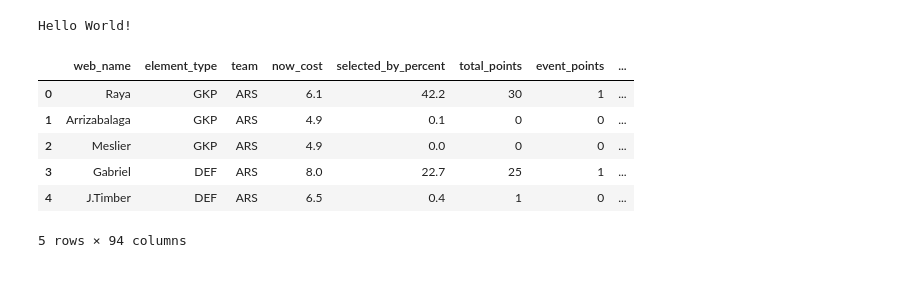
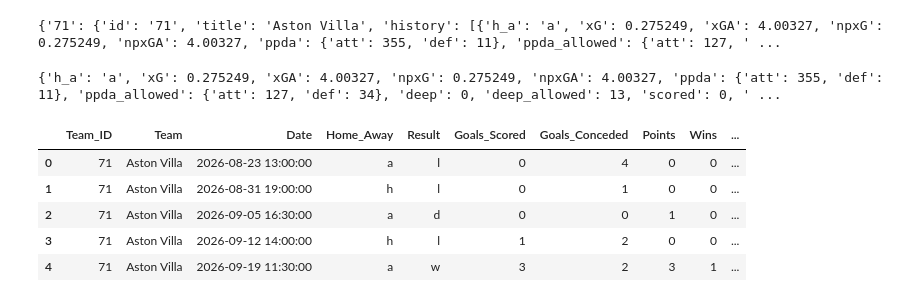
Before and after one commit to jishnuvb2/fplDataAnalysis, a Jupyter notebook: test_jupyter.ipynb, the cells around one changed output. Saved outputs shown, nothing was run; the diff lists cells and outputs as text; code cells hidden in the pictures.

```diff
--- a/test_jupyter.ipynb
+++ b/test_jupyter.ipynb
@@ -1,17 +1,18 @@
-# %%
-print("Hello World!")
-# %% [output]
-Hello World!
 # %%
-from dataFetch import clean_data, fetch_player_data, fetch_team_data
-from config import MANAGER_ID, GAMEWEEK
-player_df, team_df = clean_data()
-player_df.head()
+from dataFetch import fetch_team_data
+team_df = fetch_team_data()
-# %% [output]
-|  | web_name | element_type | team | now_cost | selected_by_percent | total_points | event_points | ... |
-| 0 | Raya | GKP | ARS | 6.1 | 42.2 | 30 | 1 | ... |
-| 1 | Arrizabalaga | GKP | ARS | 4.9 | 0.1 | 0 | 0 | ... |
-| 2 | Meslier | GKP | ARS | 4.9 | 0.0 | 0 | 0 | ... |
-| 3 | Gabriel | DEF | ARS | 8.0 | 22.7 | 25 | 1 | ... |
-| 4 | J.Timber | DEF | ARS | 6.5 | 0.4 | 1 | 0 | ... |
-5 rows × 94 columns
+# %%
+from understatapi import UnderstatClient
+
+with UnderstatClient() as client:
+    # 1. Target the EPL league layer for the 2026/27 season
+    # 2. Call get_team_data() to pull the master dictionary
+    leagues_data = client.league(league="EPL").get_team_data(season="2026")
+
+    print(leagues_data)
+# %% [output]
+{'71': {'id': '71', 'title': 'Aston Villa', 'history': [{'h_a': 'a', 'xG': 0.275249, 'xGA': 4.00327, 'npxG': 0.275249, 'npxGA': 4.00327, 'ppda': {'att': 355, 'def': 11}, 'ppda_allowed': {'att': 127, ' ...
+# %%
+print(leagues_data.get('71').get('history')[0])
+# %% [output]
+{'h_a': 'a', 'xG': 0.275249, 'xGA': 4.00327, 'npxG': 0.275249, 'npxGA': 4.00327, 'ppda': {'att': 355, 'def': 11}, 'ppda_allowed': {'att': 127, 'def': 34}, 'deep': 0, 'deep_allowed': 13, 'scored': 0, ' ...
@@ -17,0 +71,9 @@ player_df.head()
+# %%
+df_complete.head(5)
+# %% [output]
+|  | Team_ID | Team | Date | Home_Away | Result | Goals_Scored | Goals_Conceded | Points | Wins | ... |
+| 0 | 71 | Aston Villa | 2026-08-23 13:00:00 | a | l | 0 | 4 | 0 | 0 | ... |
+| 1 | 71 | Aston Villa | 2026-08-31 19:00:00 | h | l | 0 | 1 | 0 | 0 | ... |
+| 2 | 71 | Aston Villa | 2026-09-05 16:30:00 | a | d | 0 | 0 | 1 | 0 | ... |
+| 3 | 71 | Aston Villa | 2026-09-12 14:00:00 | h | l | 1 | 2 | 0 | 0 | ... |
+| 4 | 71 | Aston Villa | 2026-09-19 11:30:00 | a | w | 3 | 2 | 3 | 1 | ... |
```
Also changed, not shown: parts of 6 cells of this notebook, 2 other files.
